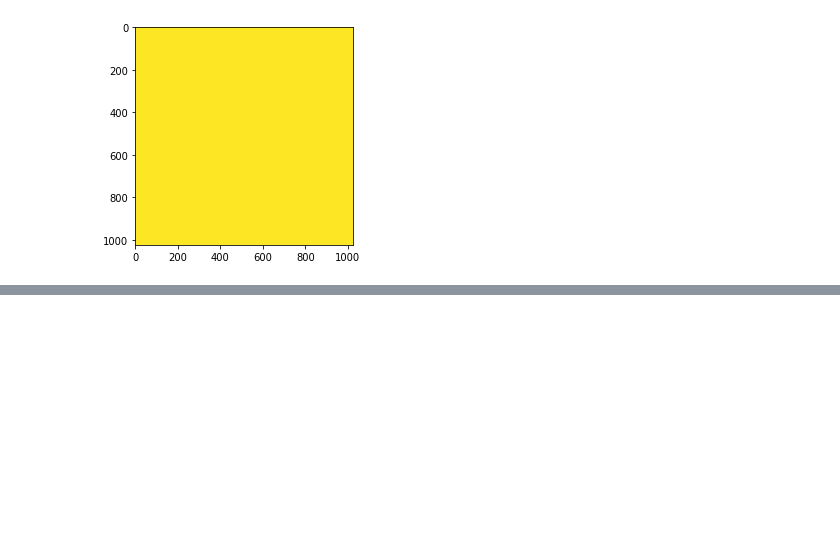
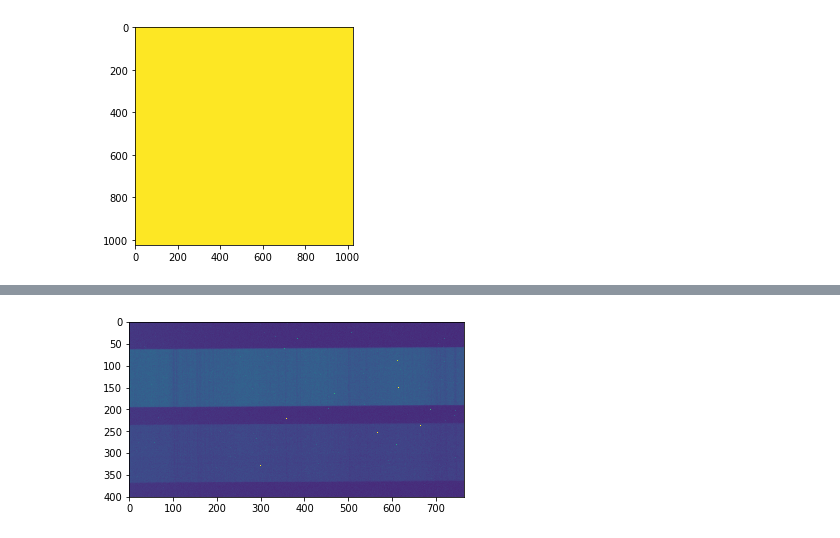
Before and after one commit to astro-kjc/AST443, a Jupyter notebook: Lab0/Lab0.ipynb, the cells around one changed output, grey strips where cells are left out. Cells and saved outputs as stored; diff of their text form; code cells hidden in the pictures; blank space fills up the shorter version.

```diff
--- a/Lab0/Lab0.ipynb
+++ b/Lab0/Lab0.ipynb
@@ -312,0 +332,5 @@ OSError: File '../../../new1.fits' already exists.
+# %%
+cropped = master_flatspec[:400, :]
+plt.imshow(cropped, norm=LogNorm(vmin=8e3, vmax=1e4));
+# %% [output]
+[figure, added]
```
Also changed, not shown: parts of 22 cells of this notebook.
